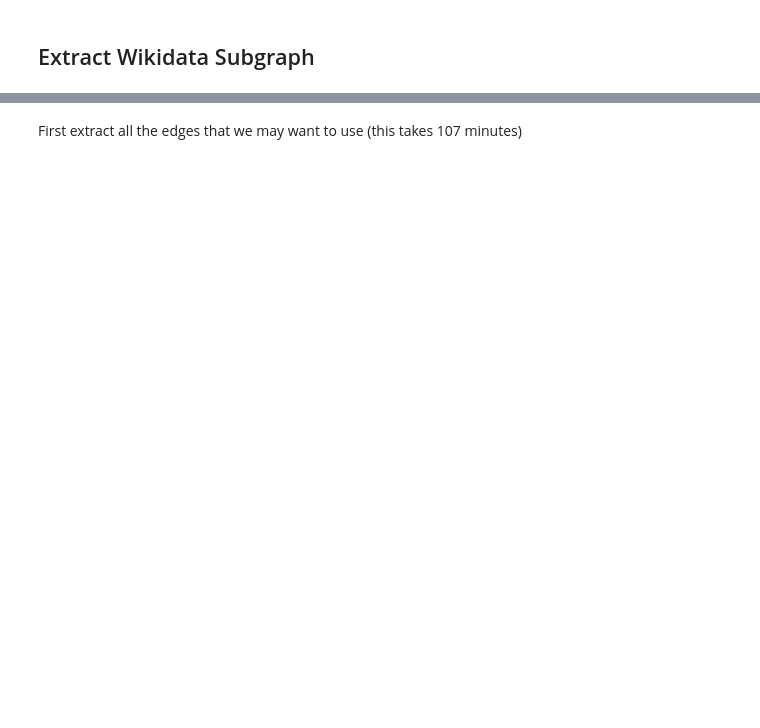
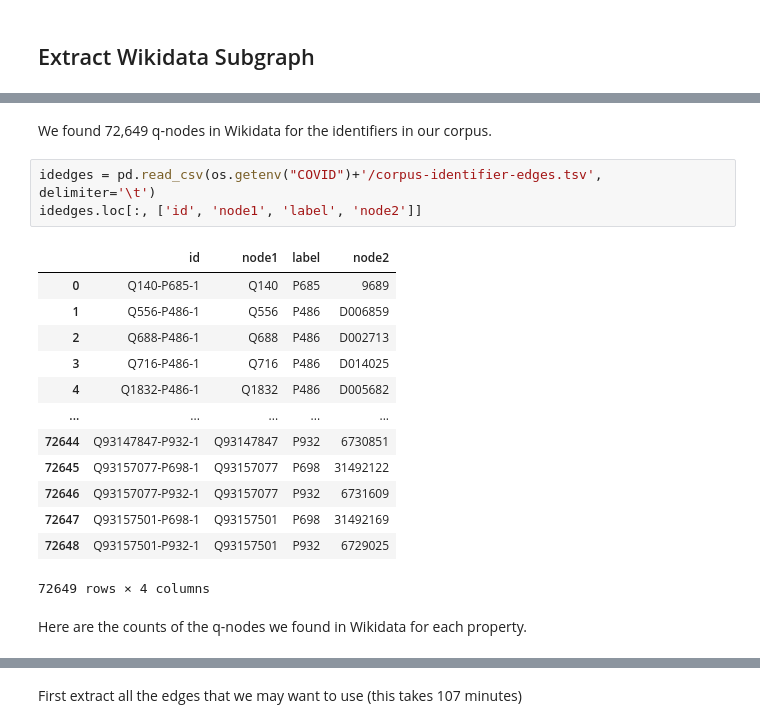
Before and after one commit to usc-isi-i2/CKG-COVID-19, a Jupyter notebook: build-covid-kg.ipynb, the cells around one changed output, grey strips where cells are left out. Saved outputs shown, nothing was run; the diff lists cells and outputs as text; blank space fills up the shorter version.

Commit message:
Almost complete workflow to extract wikidata subset

```diff
--- a/build-covid-kg.ipynb
+++ b/build-covid-kg.ipynb
@@ -103,0 +124,21 @@ PMC3670673      P932
+# %% [markdown]
+We found 72,649 q-nodes in Wikidata for the identifiers in our corpus.
+# %%
+idedges = pd.read_csv(os.getenv("COVID")+'/corpus-identifier-edges.tsv', delimiter='\t')
+idedges.loc[:, ['id', 'node1', 'label', 'node2']]
+# %% [output]
+|  | id | node1 | label | node2 |
+| 0 | Q140-P685-1 | Q140 | P685 | 9689 |
+| 1 | Q556-P486-1 | Q556 | P486 | D006859 |
+| 2 | Q688-P486-1 | Q688 | P486 | D002713 |
+| 3 | Q716-P486-1 | Q716 | P486 | D014025 |
+| 4 | Q1832-P486-1 | Q1832 | P486 | D005682 |
+| ... | ... | ... | ... | ... |
+| 72644 | Q93147847-P932-1 | Q93147847 | P932 | 6730851 |
+| 72645 | Q93157077-P698-1 | Q93157077 | P698 | 31492122 |
+| 72646 | Q93157077-P932-1 | Q93157077 | P932 | 6731609 |
+| 72647 | Q93157501-P698-1 | Q93157501 | P698 | 31492169 |
+| 72648 | Q93157501-P932-1 | Q93157501 | P932 | 6729025 |
+72649 rows × 4 columns
+# %% [markdown]
+Here are the counts of the q-nodes we found in Wikidata for each property.
```
Also changed, not shown: parts of 35 cells of this notebook, 1 other file.
